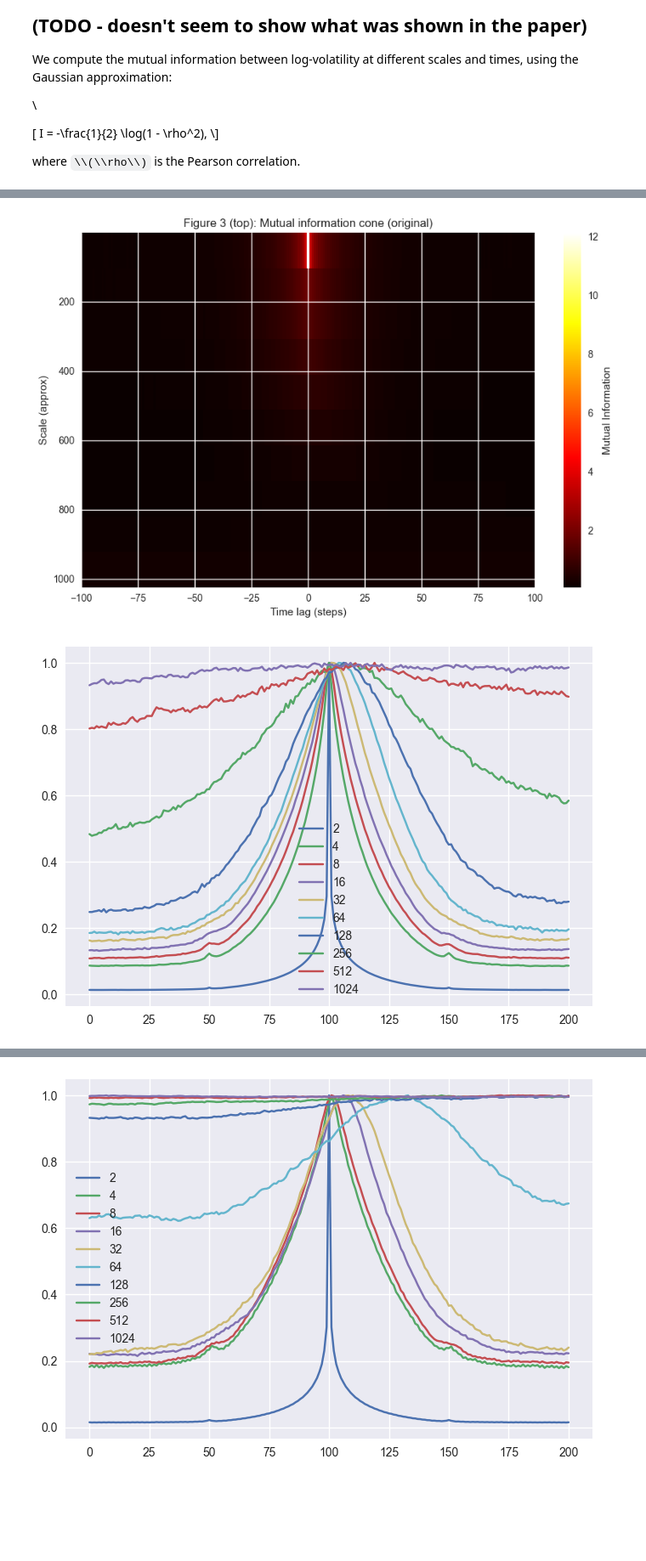
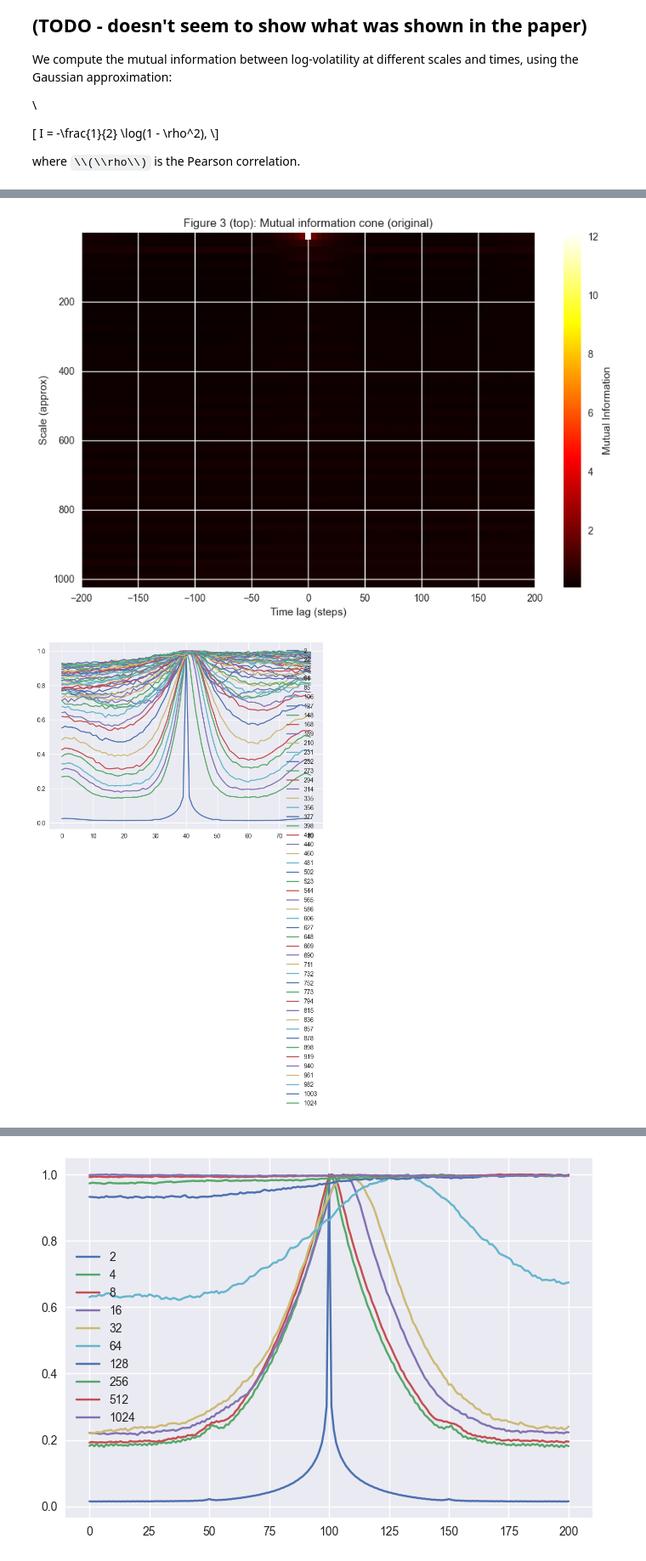
Before and after one commit to filipchudzynski/stock-market-non-gaussianity-analyzer_v2, a Jupyter notebook: paper_simulation manual_cwt.ipynb, the cells around one changed output, grey strips where cells are left out. Shown at 85% size. Cells and saved outputs as stored; diff of their text form; code cells hidden in the pictures; some formulas as TeX source; blank space fills up the shorter version.

```diff
--- a/paper_simulation manual_cwt.ipynb
+++ b/paper_simulation manual_cwt.ipynb
@@ -113,7 +113,8 @@ log_price = np.array(df['log_price_deseason'].values)
 dt = 1.0  # or whatever your sampling interval is
 
 # Replace DWT scales with CWT scales
-scales = [2**i for i in range(1, max_level+1)]
+scales = np.linspace(2,1024,50)
+scales = [int(s) for s in scales]
 print("scales:", scales)
 
 # Compute Haar CWT (full-length coefficients)
@@ -329,7 +330,7 @@ import multiprocess as mp
 # -----------------------------
 # 1. Precompute centered series
 # -----------------------------
-max_time_lag = 100
+max_time_lag = 200
 ref_idx = 0  # smallest scale as reference
 
 w_a_centered_list = [log_vol - np.mean(log_vol) for log_vol in log_vol_series]
@@ -374,7 +375,7 @@ def compute_I(args):
 tasks = [
     (s_idx, dt, w_a_centered_list, w_ref)
     for s_idx in range(len(scales))
-    for dt in range(-max_time_lag, max_time_lag+1)
+    for dt in range(-max_time_lag, max_time_lag+1,5)
 ]
 print(len(tasks))
 # -----------------------------
@@ -426,32 +427,35 @@ Progress: 2001/2010
 # %%
+I_map_without_gaps = []
+for row in I_map:
+    I_map_without_gaps.append(row[row>0])
 
 plt.figure(figsize=(9, 6))
 extent = [-max_time_lag, max_time_lag, scales[-1], scales[0]]
-plt.imshow(I_map, aspect='auto', origin='upper', cmap='hot', extent=extent)
+plt.imshow(I_map_without_gaps, aspect='auto', origin='upper', cmap='hot', extent=extent)
 plt.colorbar(label='Mutual Information')
 plt.xlabel('Time lag (steps)')
 plt.ylabel('Scale (approx)')
 plt.title('Figure 3 (top): Mutual information cone (original)')
 plt.tight_layout()
 plt.show()
 
 
 I_normalized = []
 for i,I in enumerate(I_map):
-    I_normalized.append(I/np.max(I))
+    I_normalized.append(I[I>0]/np.max(I[I>0]))
     plt.plot(I_normalized[i],label=scales[i])
 
 plt.legend()
 plt.show()
 plt.figure(figsize=(9, 6))
 extent = [-max_time_lag, max_time_lag, scales[-1], scales[0]]
 plt.imshow(I_normalized, aspect='auto', origin='upper', cmap='hot', extent=extent)
 plt.colorbar(label='Mutual Information')
 plt.xlabel('Time lag (steps)')
 plt.ylabel('Scale (approx)')
 plt.title('Figure 3 (top): Mutual information cone (original)')
 plt.tight_layout()
 plt.show()
 # %% [output]
-[figure, old version]
+[figure, new version]
-[figure, old version]
+[figure, new version]
```
Also changed, not shown: parts of 10 cells of this notebook.
